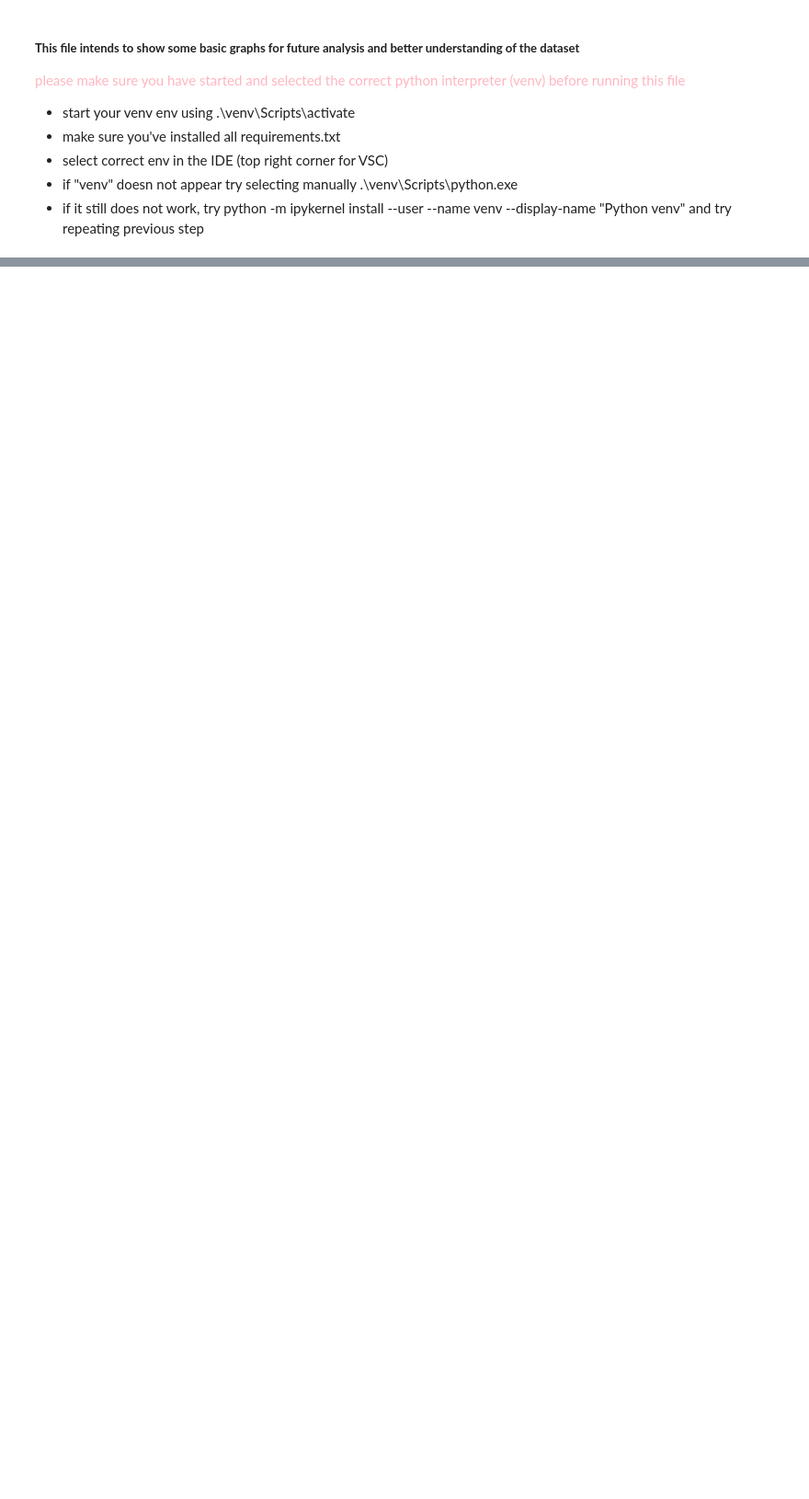
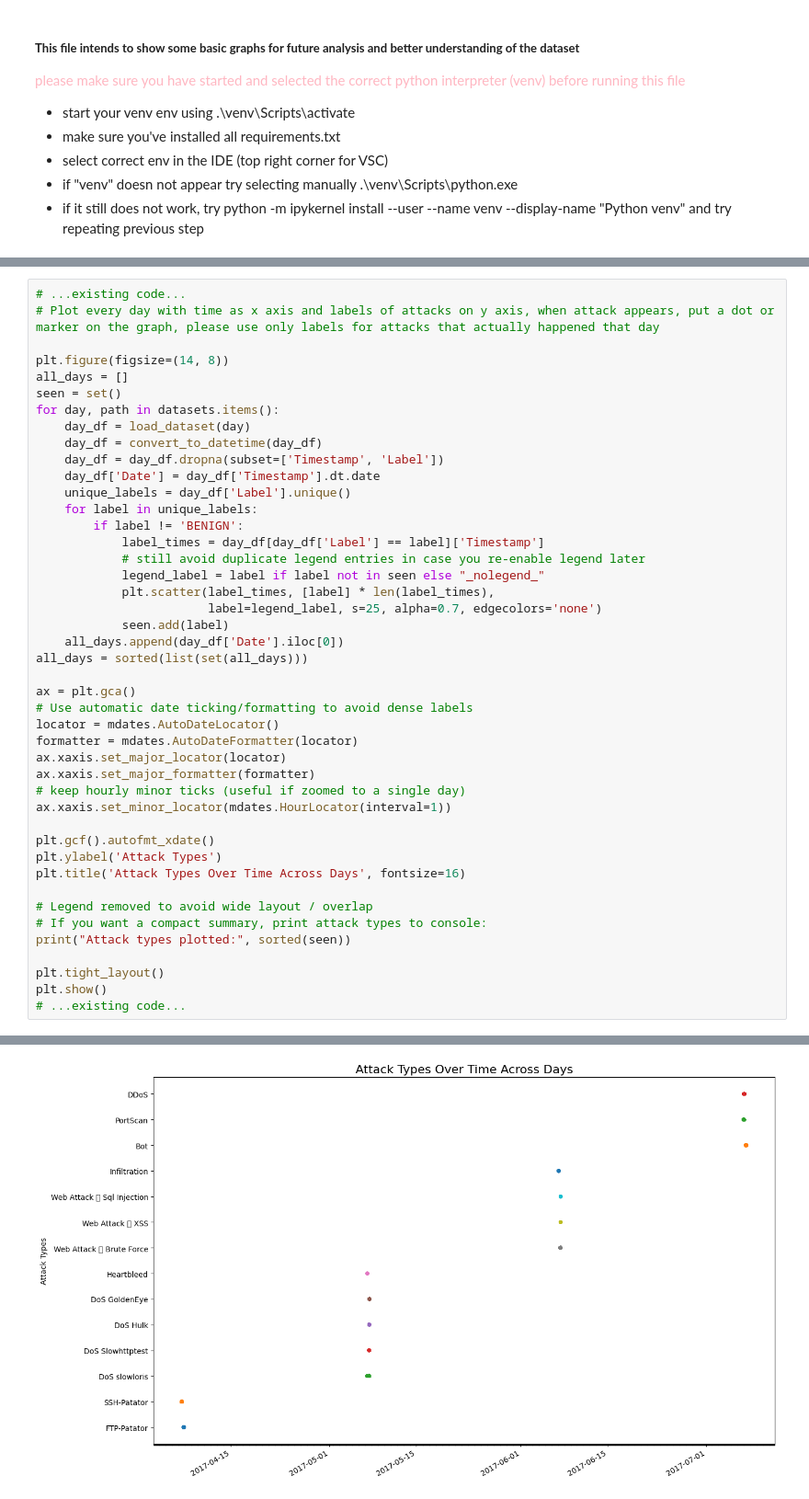
Before and after one commit to PhoXinuS/IDS-Analyzer, a Jupyter notebook: code/data_vis.ipynb, the cells around one changed output, grey strips where cells are left out. Shown at 92% size. Cells and saved outputs as stored; diff of their text form; blank space fills up the shorter version.

```diff
--- a/code/data_vis.ipynb
+++ b/code/data_vis.ipynb
@@ -165,0 +271,45 @@ plt.show()
+# %%
+# ...existing code...
+# Plot every day with time as x axis and labels of attacks on y axis, when attack appears, put a dot or marker on the graph, please use only labels for attacks that actually happened that day
+
+plt.figure(figsize=(14, 8))
+all_days = []
+seen = set()
+for day, path in datasets.items():
+    day_df = load_dataset(day)
+    day_df = convert_to_datetime(day_df)
+    day_df = day_df.dropna(subset=['Timestamp', 'Label'])
+    day_df['Date'] = day_df['Timestamp'].dt.date
+    unique_labels = day_df['Label'].unique()
+    for label in unique_labels:
+        if label != 'BENIGN':
+            label_times = day_df[day_df['Label'] == label]['Timestamp']
+            # still avoid duplicate legend entries in case you re-enable legend later
+            legend_label = label if label not in seen else "_nolegend_"
+            plt.scatter(label_times, [label] * len(label_times),
+                        label=legend_label, s=25, alpha=0.7, edgecolors='none')
+            seen.add(label)
+    all_days.append(day_df['Date'].iloc[0])
+all_days = sorted(list(set(all_days)))
+
+ax = plt.gca()
+# Use automatic date ticking/formatting to avoid dense labels
+locator = mdates.AutoDateLocator()
+formatter = mdates.AutoDateFormatter(locator)
+ax.xaxis.set_major_locator(locator)
+ax.xaxis.set_major_formatter(formatter)
+# keep hourly minor ticks (useful if zoomed to a single day)
+ax.xaxis.set_minor_locator(mdates.HourLocator(interval=1))
+
+plt.gcf().autofmt_xdate()
+plt.ylabel('Attack Types')
+plt.title('Attack Types Over Time Across Days', fontsize=16)
+
+# Legend removed to avoid wide layout / overlap
+# If you want a compact summary, print attack types to console:
+print("Attack types plotted:", sorted(seen))
+
+plt.tight_layout()
+plt.show()
+# ...existing code...
+# %% [output]
@@ -165,0 +334 @@ plt.show()
+[figure, added]
```
Also changed, not shown: parts of 9 cells of this notebook.
